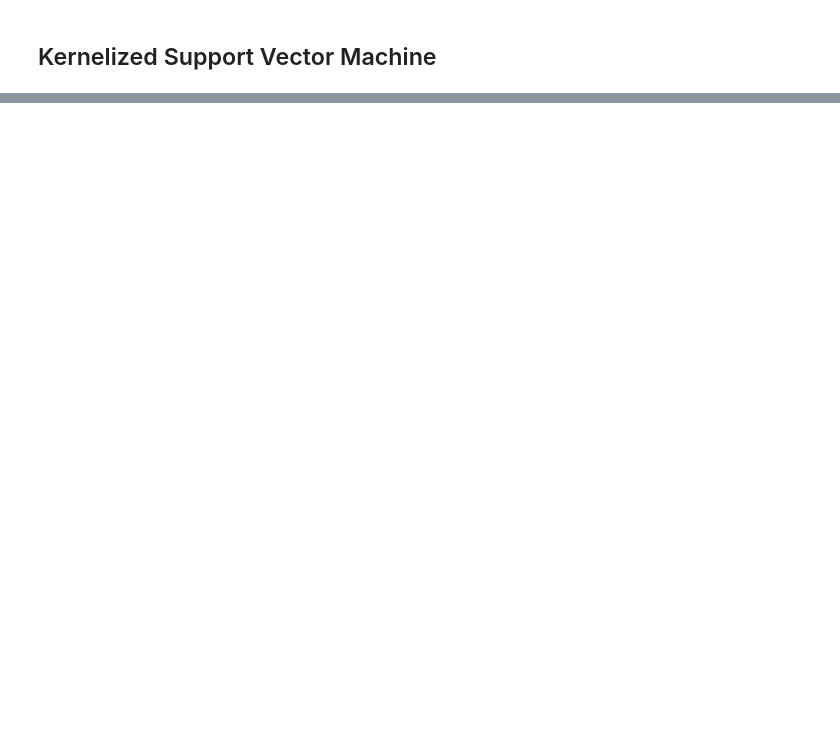
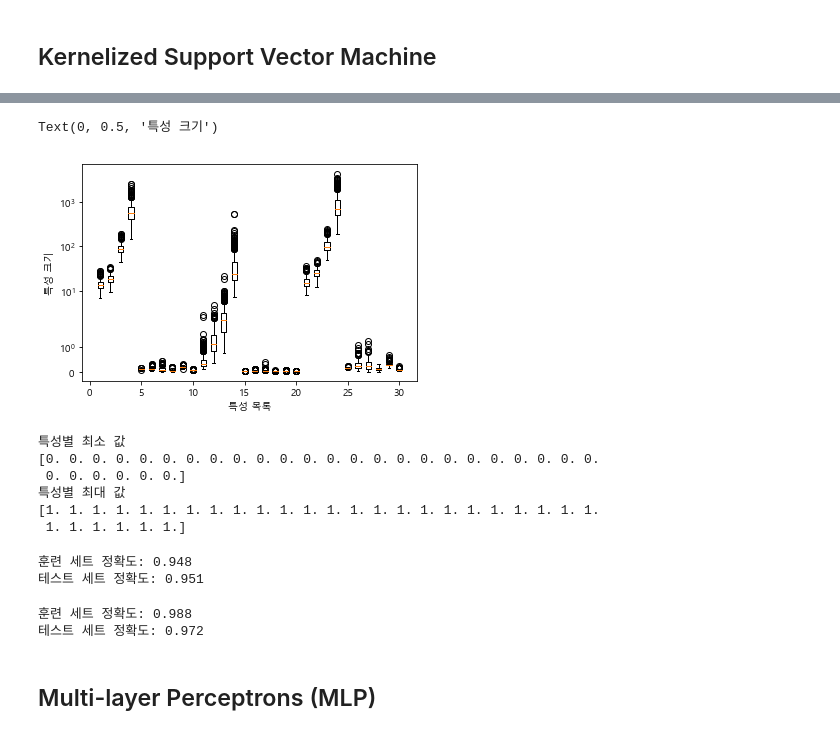
Before and after one commit to ronaldseoh/introduction_to_ml_with_python, a Jupyter notebook: 02-supervised-learning_ronaldseoh.ipynb, the cells around one changed output, grey strips where cells are left out. Saved outputs shown, nothing was run; the diff lists cells and outputs as text; code cells hidden in the pictures; blank space fills up the shorter version.

```diff
--- a/02-supervised-learning_ronaldseoh.ipynb
+++ b/02-supervised-learning_ronaldseoh.ipynb
@@ -883,0 +925,45 @@ Text(0, 0.5, '특성 1')
+# %%
+plt.boxplot(X_train, manage_xticks=False)
+plt.yscale("symlog")
+plt.xlabel("특성 목록")
+plt.ylabel("특성 크기")
+# %% [output]
+Text(0, 0.5, '특성 크기')
+[figure, added]
+# %%
+min_on_training = X_train.min(axis=0)
+range_on_training = (X_train - min_on_training).max(axis=0)
+
+X_train_scaled = (X_train - min_on_training) / range_on_training
+
+print("특성별 최소 값\n{}".format(X_train_scaled.min(axis=0)))
+print("특성별 최대 값\n{}".format(X_train_scaled.max(axis=0)))
+# %% [output]
+특성별 최소 값
+[0. 0. 0. 0. 0. 0. 0. 0. 0. 0. 0. 0. 0. 0. 0. 0. 0. 0. 0. 0. 0. 0. 0. 0.
+ 0. 0. 0. 0. 0. 0.]
+특성별 최대 값
+[1. 1. 1. 1. 1. 1. 1. 1. 1. 1. 1. 1. 1. 1. 1. 1. 1. 1. 1. 1. 1. 1. 1. 1.
+ 1. 1. 1. 1. 1. 1.]
+# %%
+X_test_scaled = (X_test - min_on_training) / range_on_training
+
+svc = SVC()
+svc.fit(X_train_scaled, y_train)
+
+print("훈련 세트 정확도: {:.3f}".format(svc.score(X_train_scaled, y_train)))
+print("테스트 세트 정확도: {:.3f}".format(svc.score(X_test_scaled, y_test)))
+# %% [output]
+훈련 세트 정확도: 0.948
+테스트 세트 정확도: 0.951
+# %%
+svc = SVC(C=1000)
+svc.fit(X_train_scaled, y_train)
+
+print("훈련 세트 정확도: {:.3f}".format(svc.score(X_train_scaled, y_train)))
+print("테스트 세트 정확도: {:.3f}".format(svc.score(X_test_scaled, y_test)))
+# %% [output]
+훈련 세트 정확도: 0.988
+테스트 세트 정확도: 0.972
+# %% [markdown]
+## Multi-layer Perceptrons (MLP)
```
Also changed, not shown: parts of 36 cells of this notebook.
